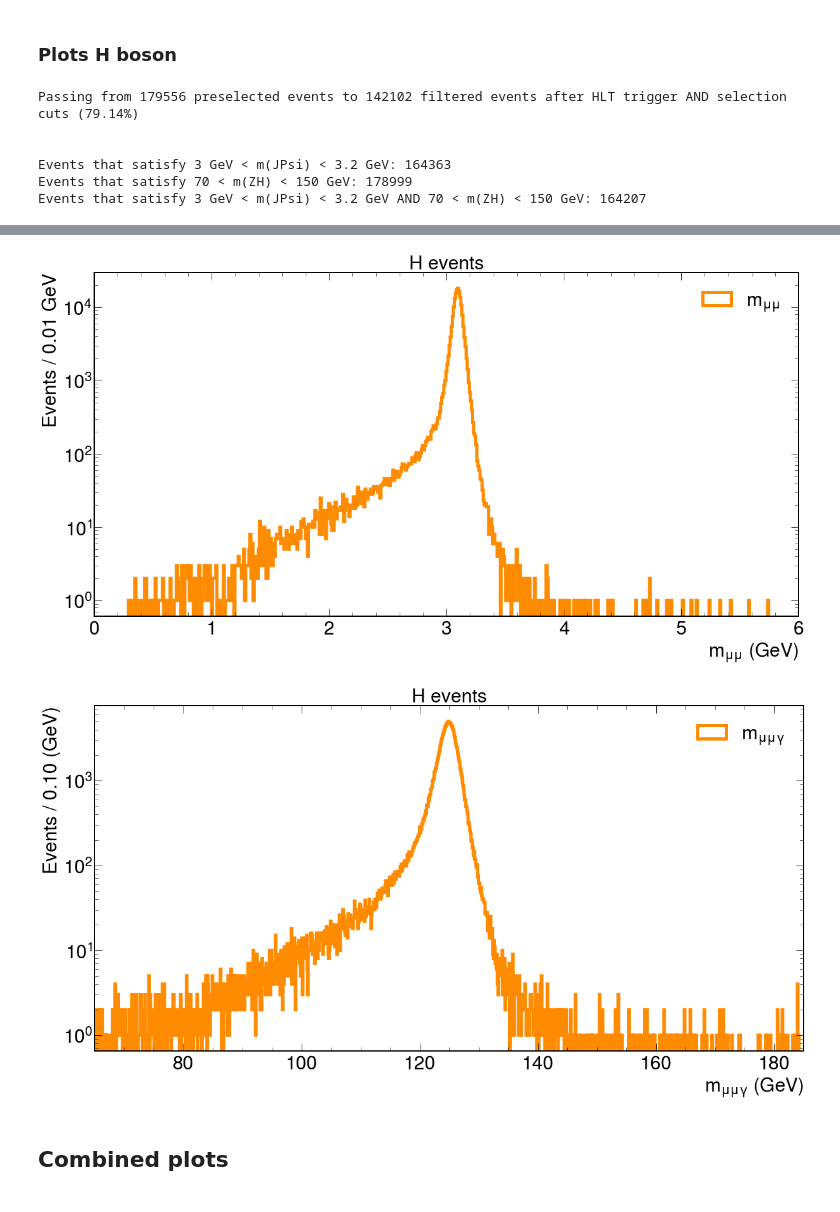
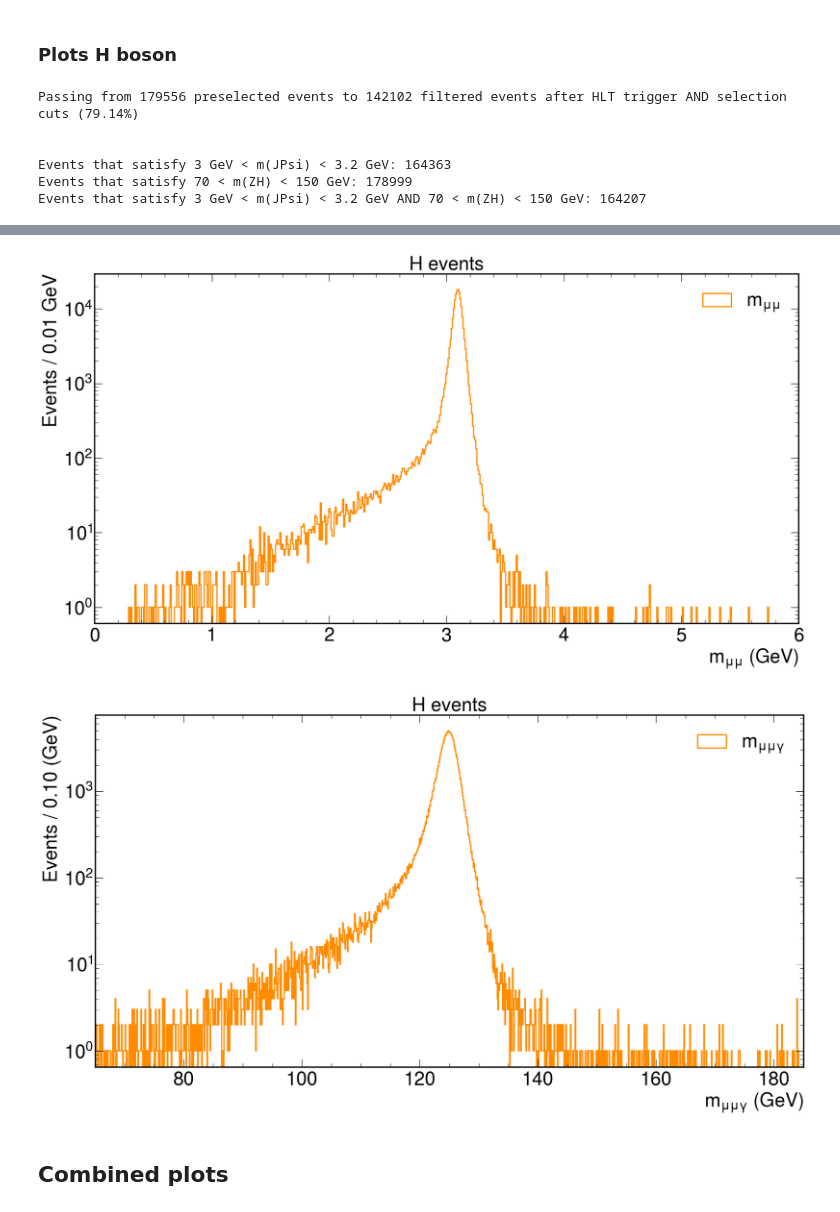
Before and after one commit to javivilladamigo/ResearchActivities, a Jupyter notebook: efficiencies.ipynb, the cells around one changed output, grey strips where cells are left out. Saved outputs shown, nothing was run; the diff lists cells and outputs as text; code cells hidden in the pictures.

```diff
--- a/efficiencies.ipynb
+++ b/efficiencies.ipynb
@@ -547,7 +547,7 @@ ax.hist(
     ec = mainblue[0],
     facecolor = mainblue[1],
     alpha = .5,
-    lw = 5.,
+    lw = 2.,
     label = r"Muon2 $p_{T}$ (GeV)"
 )
 ax.hist(
@@ -557,7 +557,7 @@ ax.hist(
     ec = reddish[0],
     facecolor = reddish[1],
     alpha = .5,
-    lw = 5.,
+    lw = 2.,
     label = r"Muon1 $p_{T}$ (GeV)"
 )
 #ax.set_yscale("log")
@@ -592,7 +592,7 @@ ax.hist(
     ec = mainblue[0],
     facecolor = mainblue[1],
     alpha = 1.,
-    lw = 5.,
+    lw = 2.,
     label = r"Photon $p_{T}$ (GeV)"
 )
 #ax.set_yscale("log")
@@ -628,7 +628,7 @@ ax.hist(
     ec = H_color,
     facecolor = "none",
     alpha = 1.,
-    lw = 5.,
+    lw = 2.,
     label = r"$m_{\mu \mu}$"
 )
 ax.set_yscale("log")
@@ -664,7 +664,7 @@ ax.hist(
     ec = H_color,
     facecolor = "none",
     alpha = 1.,
-    lw = 5.,
+    lw = 2.,
     label = r"$m_{\mu \mu \gamma}$"
 )
 ax.set_yscale("log")
@@ -688,5 +688,5 @@ Events that satisfy 3 GeV < m(JPsi) < 3.2 GeV AND 70 < m(ZH) < 150 GeV: 164207
-[figure, old version]
+[figure, new version]
-[figure, old version]
+[figure, new version]
 # %% [markdown]
 ## Combined plots
 # %%
```
Also changed, not shown: parts of 6 cells of this notebook, 17 other files.
